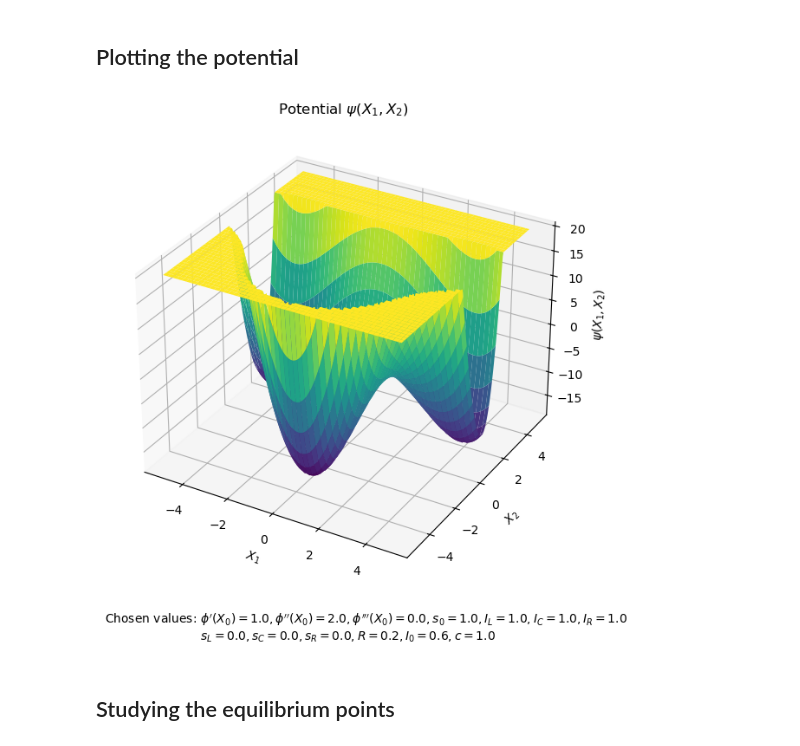
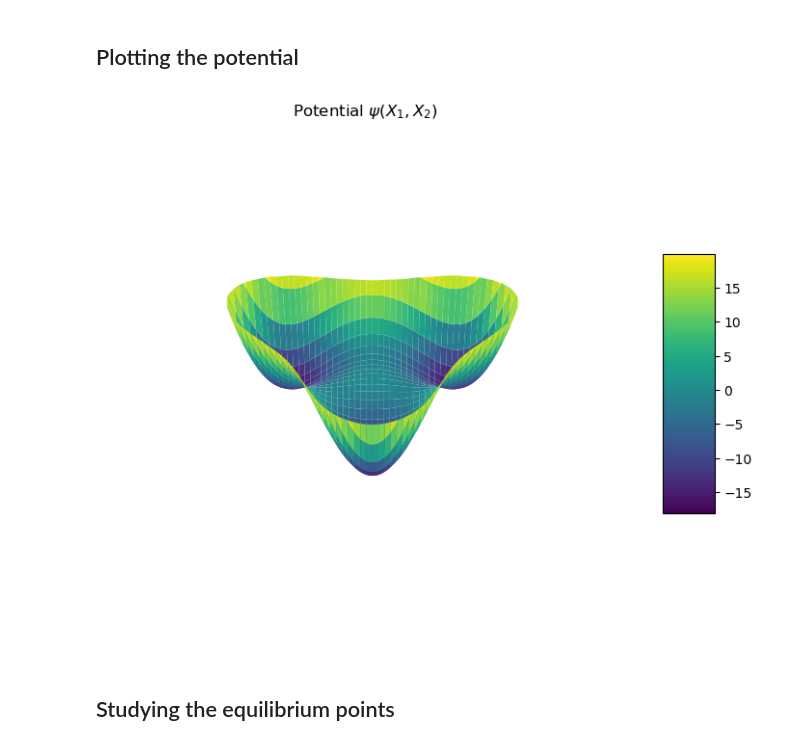
Before and after one commit to javirm3/TFG, a Jupyter notebook: simulations/derivation-potential.ipynb, the cells around one changed output. Drawn from its saved outputs; the diff is of its cells as text; code cells hidden in the pictures.

```diff
--- a/simulations/derivation-potential.ipynb
+++ b/simulations/derivation-potential.ipynb
@@ -179,37 +179,44 @@ with open('phis.pkl', 'wb') as f:
 # %% [markdown]
 ## Plotting the potential
 # %%
-x_vals = np.linspace(-5,5, 200)
-y_vals = np.linspace(-5, 5, 200)
+x_vals = np.linspace(-7, 7, 4000)
+y_vals = np.linspace(-7, 7, 4000)
 X, Y = np.meshgrid(x_vals, y_vals)
 
 Z = potential_num(X, Y)
-Z = np.clip(Z, -40, 20)
 
+# Create a mask for the values outside our desired range
+mask = (Z < -40) | (Z > 20)
+Z_masked = np.ma.masked_array(Z, mask)
 
 fig = plt.figure(figsize=(10, 7))
 ax = fig.add_subplot(111, projection='3d')
-surf = ax.plot_surface(X, Y, Z, cmap='viridis')
+surf = ax.plot_surface(X, Y, Z_masked, cmap='viridis', alpha=1, antialiased=True)
 
-caption = (
-    f"Chosen values: $\\phi'(X_0)={phi_p_val:.1f}, \\phi''(X_0)={phi_pp_val:.1f}, "
-    f"\\phi'''(X_0)={phi_ppp_val:.1f}, s_0={s0_val:.1f}, I_L={IL_val:.1f}, I_C={IC_val:.1f}, "
-    f"I_R={IR_val:.1f}, s_L={sL_val:.1f}, s_C={sC_val:.1f}, s_R={sR_val:.1f}, R={R_val:.1f}, I_0={I0_val:.1f}, c={c_val:.1f}$"
-)
-ax.text2D(-0.01, -0.05,
-          f"Chosen values: $\\phi'(X_0)={phi_p_val:.1f}, \\phi''(X_0)={phi_pp_val:.1f}, \\phi'''(X_0)={phi_ppp_val:.1f}, s_0={s0_val:.1f}, I_L={IL_val:.1f}, I_C={IC_val:.1f}, I_R={IR_val:.1f}$\n"
-          f"                         $s_L={sL_val:.1f}, s_C={sC_val:.1f}, s_R={sR_val:.1f}, R={R_val:.1f}, I_0={I0_val:.1f}, c={c_val:.1f}$",
-          transform=ax.transAxes, fontsize=10, verticalalignment='top')
+plt.colorbar(surf, shrink=0.5, aspect=5)
+ax.view_init(elev=70, azim = -90)
+
+
+# caption = (
+#     f"Chosen values: $\\phi'(X_0)={phi_p_val:.1f}, \\phi''(X_0)={phi_pp_val:.1f}, "
+#     f"\\phi'''(X_0)={phi_ppp_val:.1f}, s_0={s0_val:.1f}, I_L={IL_val:.1f}, I_C={IC_val:.1f}, "
+#     f"I_R={IR_val:.1f}, s_L={sL_val:.1f}, s_C={sC_val:.1f}, s_R={sR_val:.1f}, R={R_val:.1f}, I_0={I0_val:.1f}, c={c_val:.1f}$"
+# )
+# ax.text2D(-0.01, -0.05,
+#           f"Chosen values: $\\phi'(X_0)={phi_p_val:.1f}, \\phi''(X_0)={phi_pp_val:.1f}, \\phi'''(X_0)={phi_ppp_val:.1f}, s_0={s0_val:.1f}, I_L={IL_val:.1f}, I_C={IC_val:.1f}, I_R={IR_val:.1f}$\n"
+#           f"                         $s_L={sL_val:.1f}, s_C={sC_val:.1f}, s_R={sR_val:.1f}, R={R_val:.1f}, I_0={I0_val:.1f}, c={c_val:.1f}$",
+#           transform=ax.transAxes, fontsize=10, verticalalignment='top')
 
 ax.set_xlabel('$X_1$')
 ax.set_ylabel('$X_2$')
 ax.set_zlabel('$\\psi(X_1,X_2)$')
 ax.set_title('Potential $\\psi(X_1,X_2)$')
-
-plt.savefig('potencial.png', dpi=600)
+ax.grid(False)       # quita la rejilla de los ejes
+ax.set_axis_off()
+plt.savefig('potencial2.png', dpi=600)
 plt.show()
 # %% [output]
-[figure, old version]
+[figure, new version]
 # %% [markdown]
 ## Studying the equilibrium points
 # %% [markdown]
```
Also changed, not shown: 10 other files.
